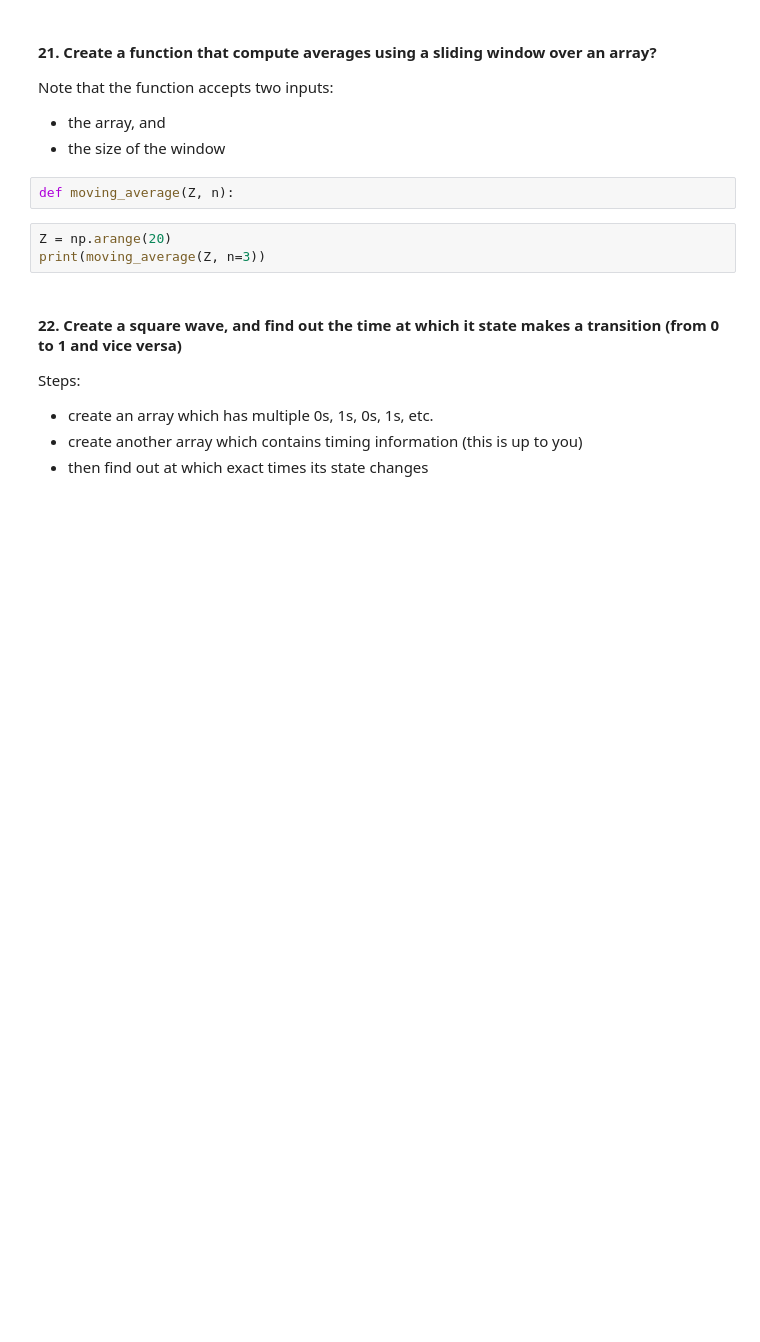
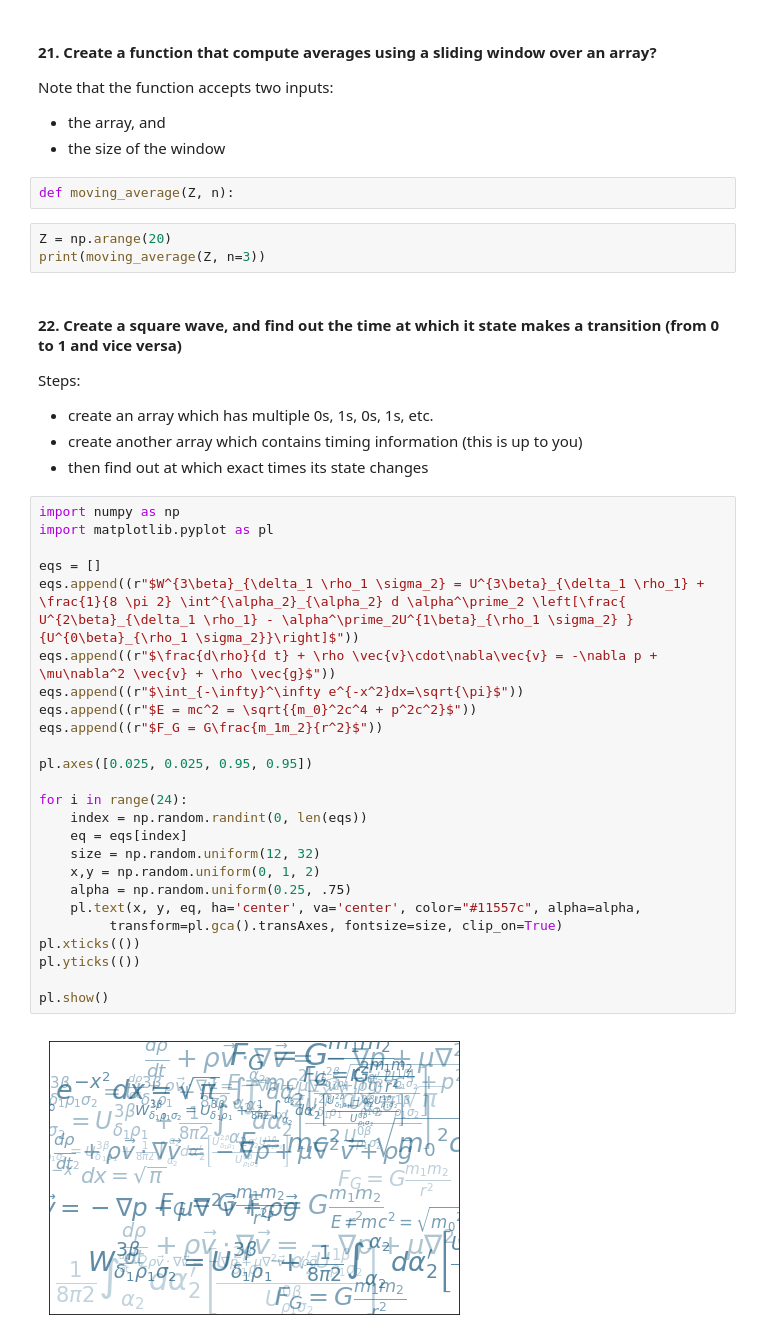
Before and after one commit to mohammadbashiri/MPI-python-workshop-march2019, a Jupyter notebook: Day2/day2_exercises.ipynb, the cells around one changed output. Saved outputs shown, nothing was run; the diff lists cells and outputs as text; blank space fills up the shorter version.

```diff
--- a/Day2/day2_exercises.ipynb
+++ b/Day2/day2_exercises.ipynb
@@ -124,3 +124,30 @@ Steps:
 - create an array which has multiple 0s, 1s, 0s, 1s, etc.
 - create another array which contains timing information (this is up to you)
 - then find out at which exact times its state changes
+# %%
+import numpy as np
+import matplotlib.pyplot as pl
+
+eqs = []
+eqs.append((r"$W^{3\beta}_{\delta_1 \rho_1 \sigma_2} = U^{3\beta}_{\delta_1 \rho_1} + \frac{1}{8 \pi 2} \int^{\alpha_2}_{\alpha_2} d \alpha^\prime_2 \left[\frac{ U^{2\beta}_{\delta_1 \rho_1} - \alpha^\prime_2U^{1\beta}_{\rho_1 \sigma_2} }{U^{0\beta}_{\rho_1 \sigma_2}}\right]$"))
+eqs.append((r"$\frac{d\rho}{d t} + \rho \vec{v}\cdot\nabla\vec{v} = -\nabla p + \mu\nabla^2 \vec{v} + \rho \vec{g}$"))
+eqs.append((r"$\int_{-\infty}^\infty e^{-x^2}dx=\sqrt{\pi}$"))
+eqs.append((r"$E = mc^2 = \sqrt{{m_0}^2c^4 + p^2c^2}$"))
+eqs.append((r"$F_G = G\frac{m_1m_2}{r^2}$"))
+
+pl.axes([0.025, 0.025, 0.95, 0.95])
+
+for i in range(24):
+    index = np.random.randint(0, len(eqs))
+    eq = eqs[index]
+    size = np.random.uniform(12, 32)
+    x,y = np.random.uniform(0, 1, 2)
+    alpha = np.random.uniform(0.25, .75)
+    pl.text(x, y, eq, ha='center', va='center', color="#11557c", alpha=alpha,
+         transform=pl.gca().transAxes, fontsize=size, clip_on=True)
+pl.xticks(())
+pl.yticks(())
+
+pl.show()
+# %% [output]
+[figure, added]
```
Also changed, not shown: 10 other files.
